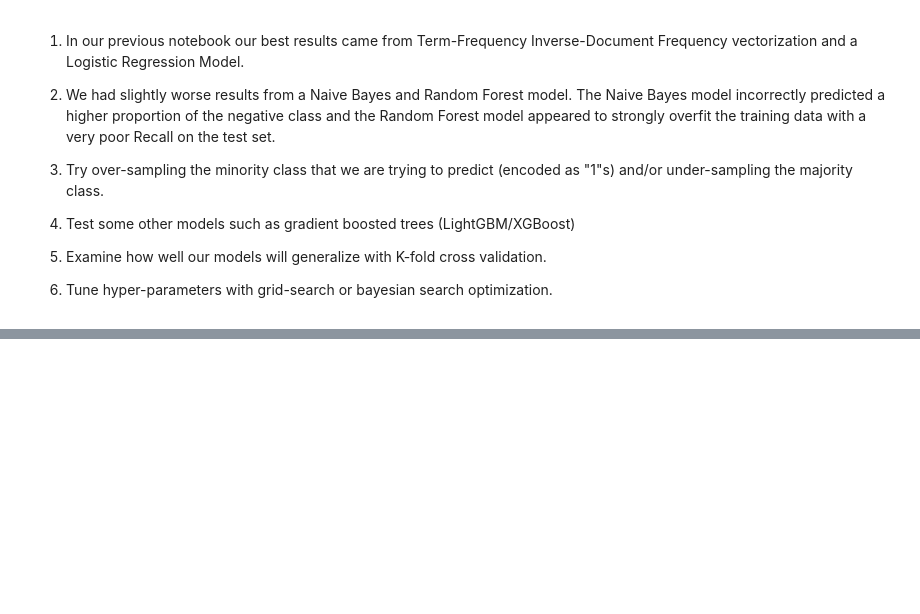
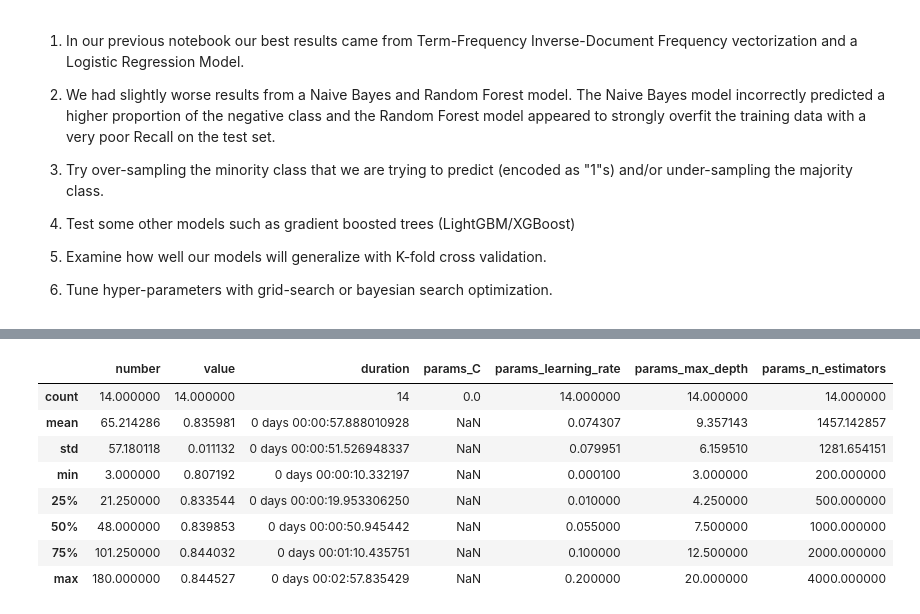
Before and after one commit to josephplpriest/springboard, a Jupyter notebook: capstone_projects/capstone_2/notebooks/04_Modeling.ipynb, the cells around one changed output, grey strips where cells are left out. Cells and saved outputs as stored; diff of their text form; code cells hidden in the pictures; blank space fills up the shorter version.

```diff
--- a/capstone_projects/capstone_2/notebooks/04_Modeling.ipynb
+++ b/capstone_projects/capstone_2/notebooks/04_Modeling.ipynb
@@ -274,0 +527,12 @@ study.optimize(func, n_trials=10)
+# %%
+study_df[study_df["params_classifier"] == "lgbm"].describe()
+# %% [output]
+|  | number | value | duration | params_C | params_learning_rate | params_max_depth | params_n_estimators |
+| count | 14.000000 | 14.000000 | 14 | 0.0 | 14.000000 | 14.000000 | 14.000000 |
+| mean | 65.214286 | 0.835981 | 0 days 00:00:57.888010928 | NaN | 0.074307 | 9.357143 | 1457.142857 |
+| std | 57.180118 | 0.011132 | 0 days 00:00:51.526948337 | NaN | 0.079951 | 6.159510 | 1281.654151 |
+| min | 3.000000 | 0.807192 | 0 days 00:00:10.332197 | NaN | 0.000100 | 3.000000 | 200.000000 |
+| 25% | 21.250000 | 0.833544 | 0 days 00:00:19.953306250 | NaN | 0.010000 | 4.250000 | 500.000000 |
+| 50% | 48.000000 | 0.839853 | 0 days 00:00:50.945442 | NaN | 0.055000 | 7.500000 | 1000.000000 |
+| 75% | 101.250000 | 0.844032 | 0 days 00:01:10.435751 | NaN | 0.100000 | 12.500000 | 2000.000000 |
+| max | 180.000000 | 0.844527 | 0 days 00:02:57.835429 | NaN | 0.200000 | 20.000000 | 4000.000000 |
```
Also changed, not shown: parts of 64 cells of this notebook, 2 other files.
